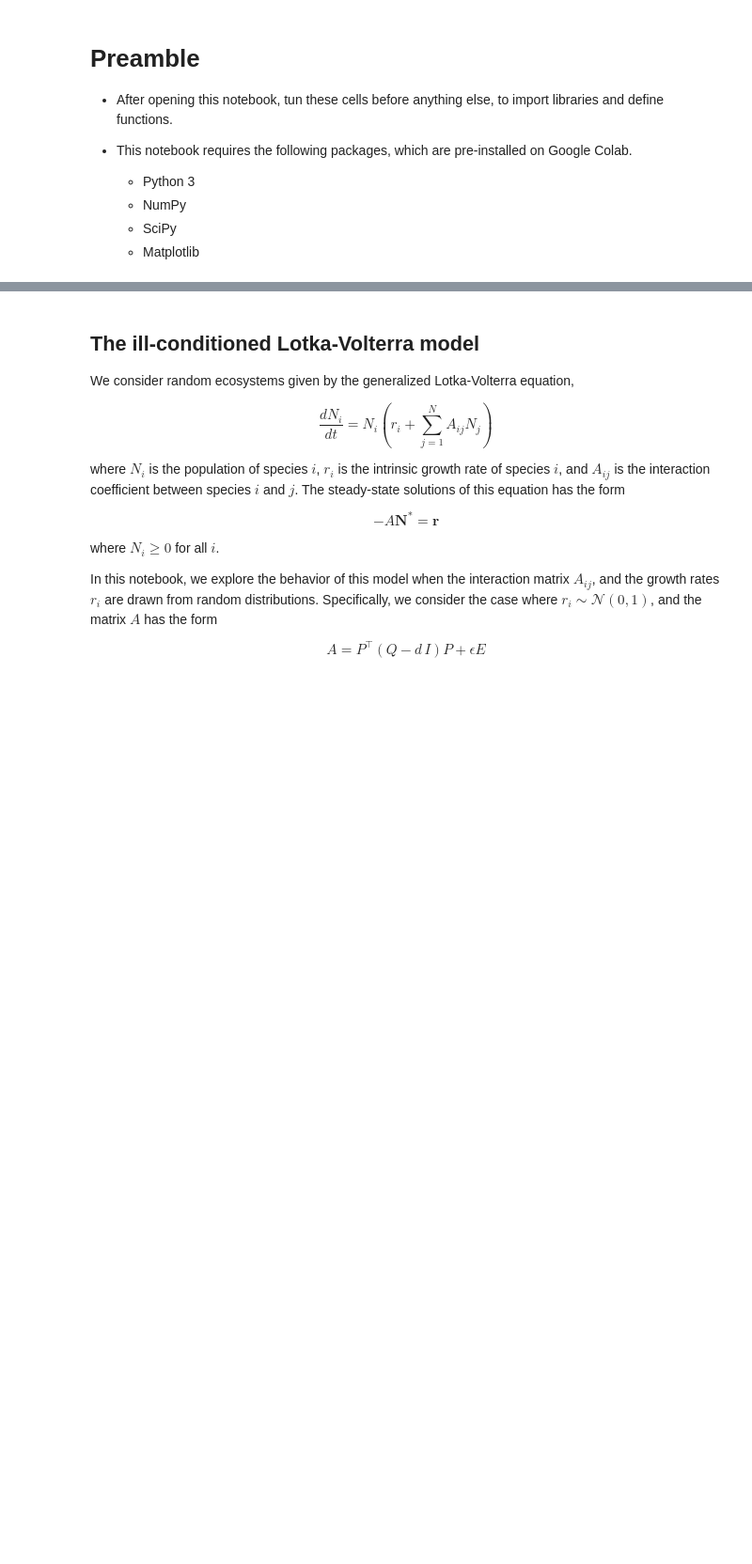
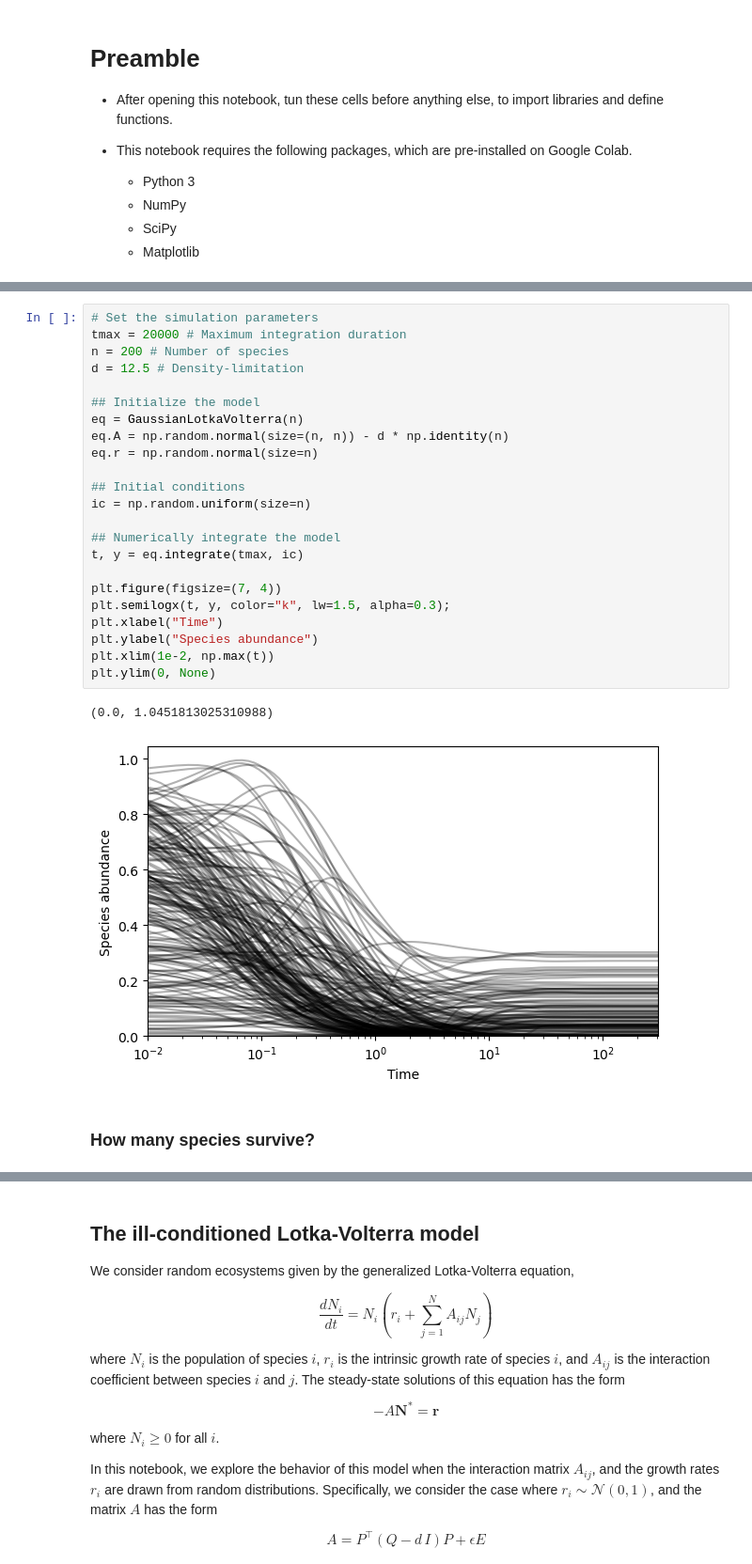
Before and after one commit to williamgilpin/illotka, a Jupyter notebook: demos.ipynb, the cells around one changed output, grey strips where cells are left out. Shown at 94% size. Saved outputs shown, nothing was run; the diff lists cells and outputs as text; blank space fills up the shorter version.

```diff
--- a/demos.ipynb
+++ b/demos.ipynb
@@ -25,0 +65,28 @@ warnings.filterwarnings('ignore')
+# %%
+# Set the simulation parameters
+tmax = 20000 # Maximum integration duration
+n = 200 # Number of species
+d = 12.5 # Density-limitation
+
+## Initialize the model
+eq = GaussianLotkaVolterra(n)
+eq.A = np.random.normal(size=(n, n)) - d * np.identity(n)
+eq.r = np.random.normal(size=n)
+
+## Initial conditions
+ic = np.random.uniform(size=n)
+
+## Numerically integrate the model
+t, y = eq.integrate(tmax, ic)
+
+plt.figure(figsize=(7, 4))
+plt.semilogx(t, y, color="k", lw=1.5, alpha=0.3);
+plt.xlabel("Time")
+plt.ylabel("Species abundance")
+plt.xlim(1e-2, np.max(t))
+plt.ylim(0, None)
+# %% [output]
+(0.0, 1.0451813025310988)
+[figure, added]
+# %% [markdown]
+### How many species survive?
```
Also changed, not shown: parts of 18 cells of this notebook, 2 other files.
